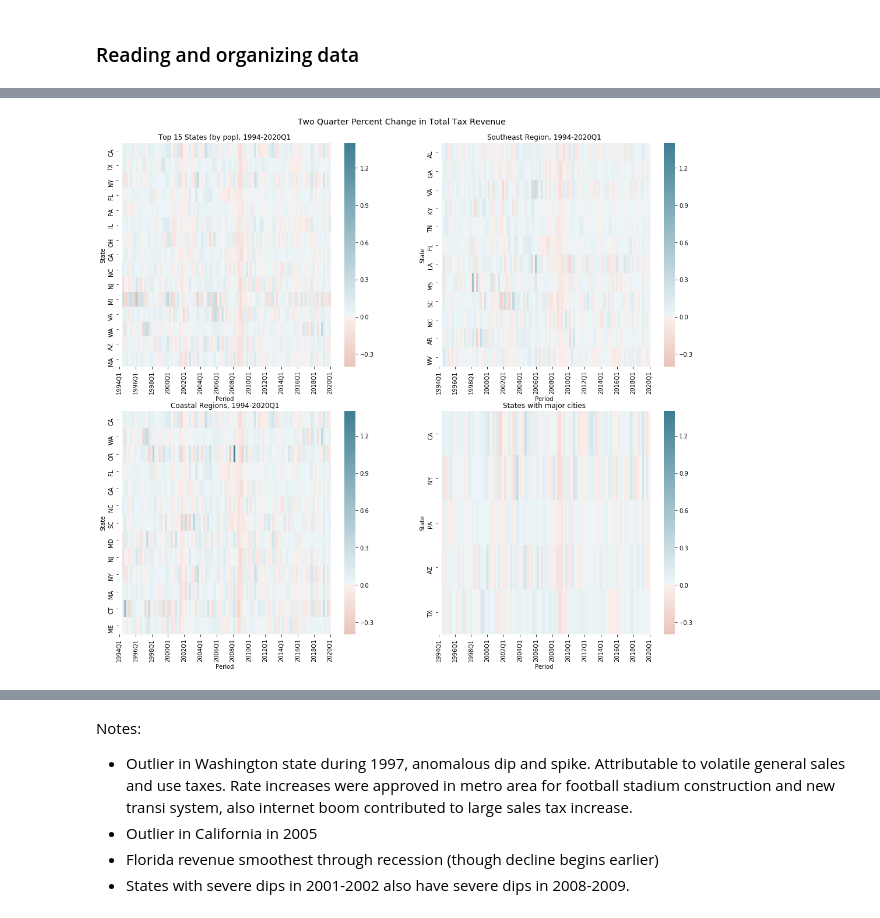
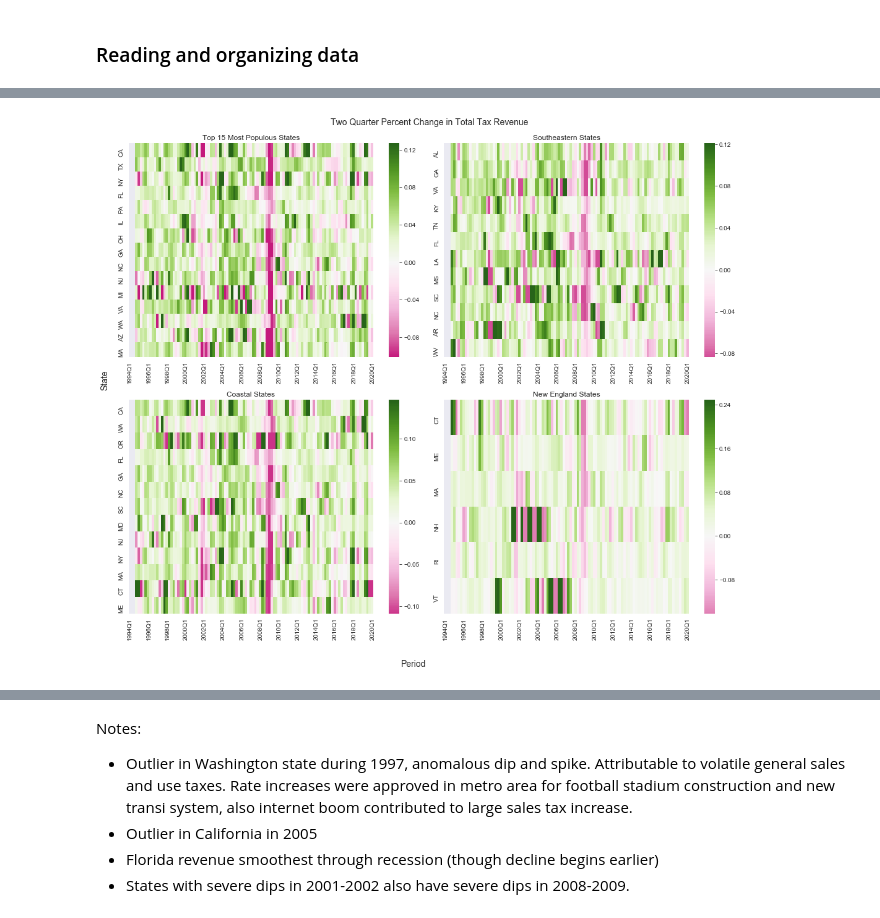
Before and after one commit to rcstein/qtax, a Jupyter notebook: QTax Data Analysis.ipynb, the cells around one changed output, grey strips where cells are left out. Cells and saved outputs as stored; diff of their text form; code cells hidden in the pictures.

```diff
--- a/QTax Data Analysis.ipynb
+++ b/QTax Data Analysis.ipynb
@@ -185,40 +212,28 @@ sns.heatmap(data.transpose(),ax = ax, cmap = cmap, xticklabels = 8)
 # %%
 # 2q growth rate for most populous states and selected regions
-fig, axs = plt.subplots(2,2, figsize=(18,15))
-min_ = -.4
-max_ = 1.4
-center = 0
+fig, axs = plt.subplots(2,2, figsize=(18,14))
 ul = axs[0,0]
 ur = axs[0,1]
 ll = axs[1,0]
 lr = axs[1,1]
 
 # 15 most populous
-sns.heatmap(data[top_15].transpose(),ax = ul,cmap = cmap,xticklabels = 8, vmin = min_, vmax = max_, center = center)
-ul.set_ylabel("State")
-ul.set_xlabel("Period")
-ul.set_title("Top 15 States (by pop), 1994-2020Q1")
-plt.subplots_adjust(bottom=.1)
+growth_hmap(filter_data(states = top_15),ul,"Top 15 Most Populous States")
 
 # Southeast
-sns.heatmap(data[south_east].transpose(),ax = ur,cmap = cmap,xticklabels = 8,vmin = min_, vmax = max_, center = center)
-ur.set_ylabel("State")
-ur.set_xlabel("Period")
-ur.set_title("Southeast Region, 1994-2020Q1")
+growth_hmap(filter_data(states = south_east),ur,"Southeastern States")
 
 # Coasts
-sns.heatmap(data[coast].transpose(),ax = ll,cmap = cmap, xticklabels = 8,vmin = min_, vmax = max_, center = center)
-ll.set_ylabel("State")
-ll.set_xlabel("Period")
-ll.set_title("Coastal Regions, 1994-2020Q1")
+growth_hmap(filter_data(states = coast),ll,"Coastal States")
 
 # States with major cities
-sns.heatmap(data[has_major_city].transpose(),ax = lr,cmap = cmap, xticklabels = 8,vmin = min_, vmax = max_, center = center
-    )
-lr.set_ylabel("State")
-lr.set_xlabel("Period")
-lr.set_title("States with major cities")
-fig.suptitle("Two Quarter Percent Change in Total Tax Revenue",fontsize=14,y = .92)
+growth_hmap(filter_data(states = new_england),lr,"New England States")
+
+fig.suptitle("Two Quarter Percent Change in Total Tax Revenue", fontsize = 14, y = .92)
+fig.subplots_adjust(wspace=0.03)
+fig.text(0.48, 0.04, 'Period', fontsize = 14, ha='center')
+fig.text(0.09, 0.5, 'State', va='center', fontsize = 14, rotation='vertical')
+plt.savefig("Total_GR.png")
 plt.show()
 # %% [output]
-[figure, old version]
+[figure, new version]
```
Also changed, not shown: parts of 23 cells of this notebook, 11 other files.
